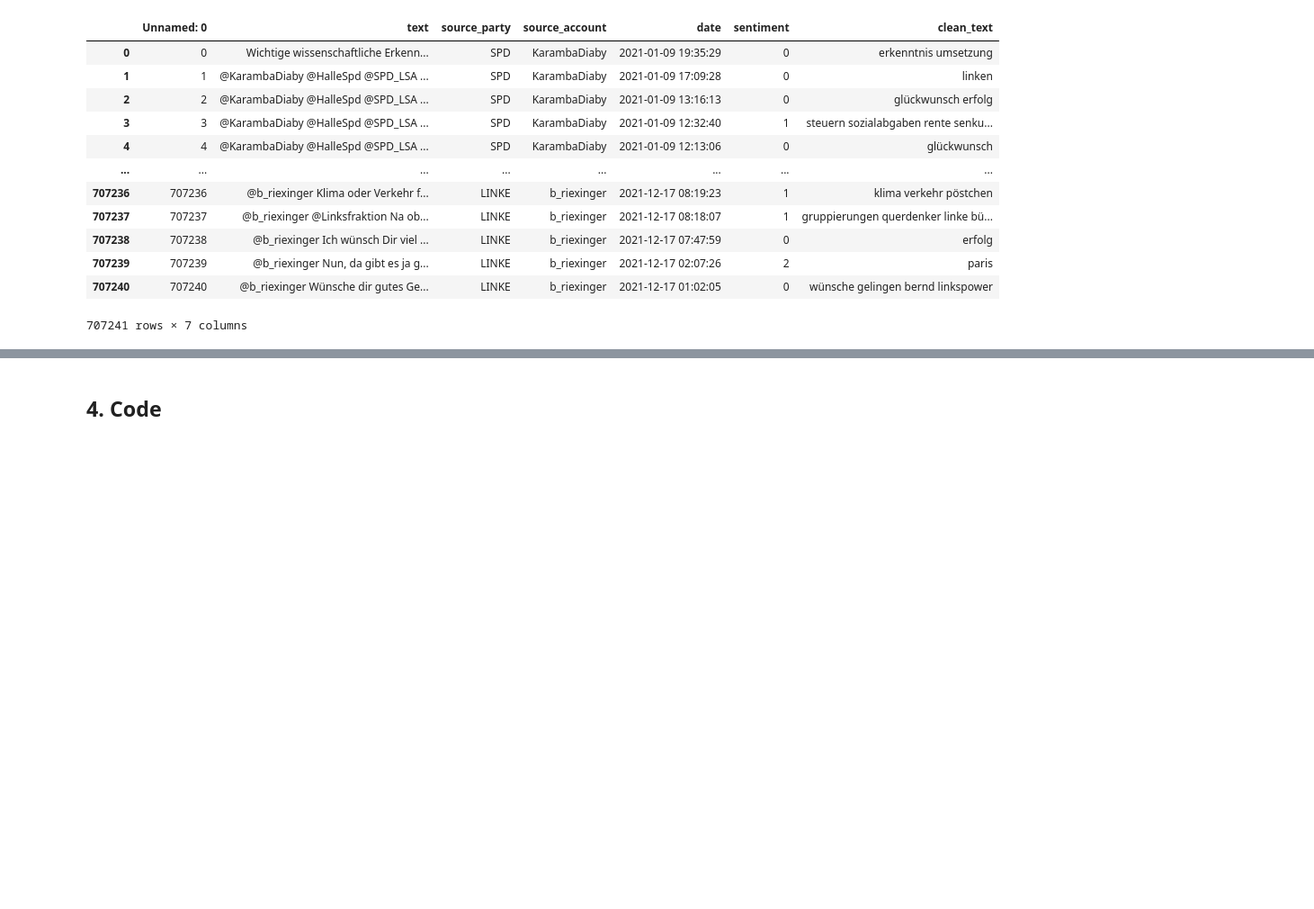
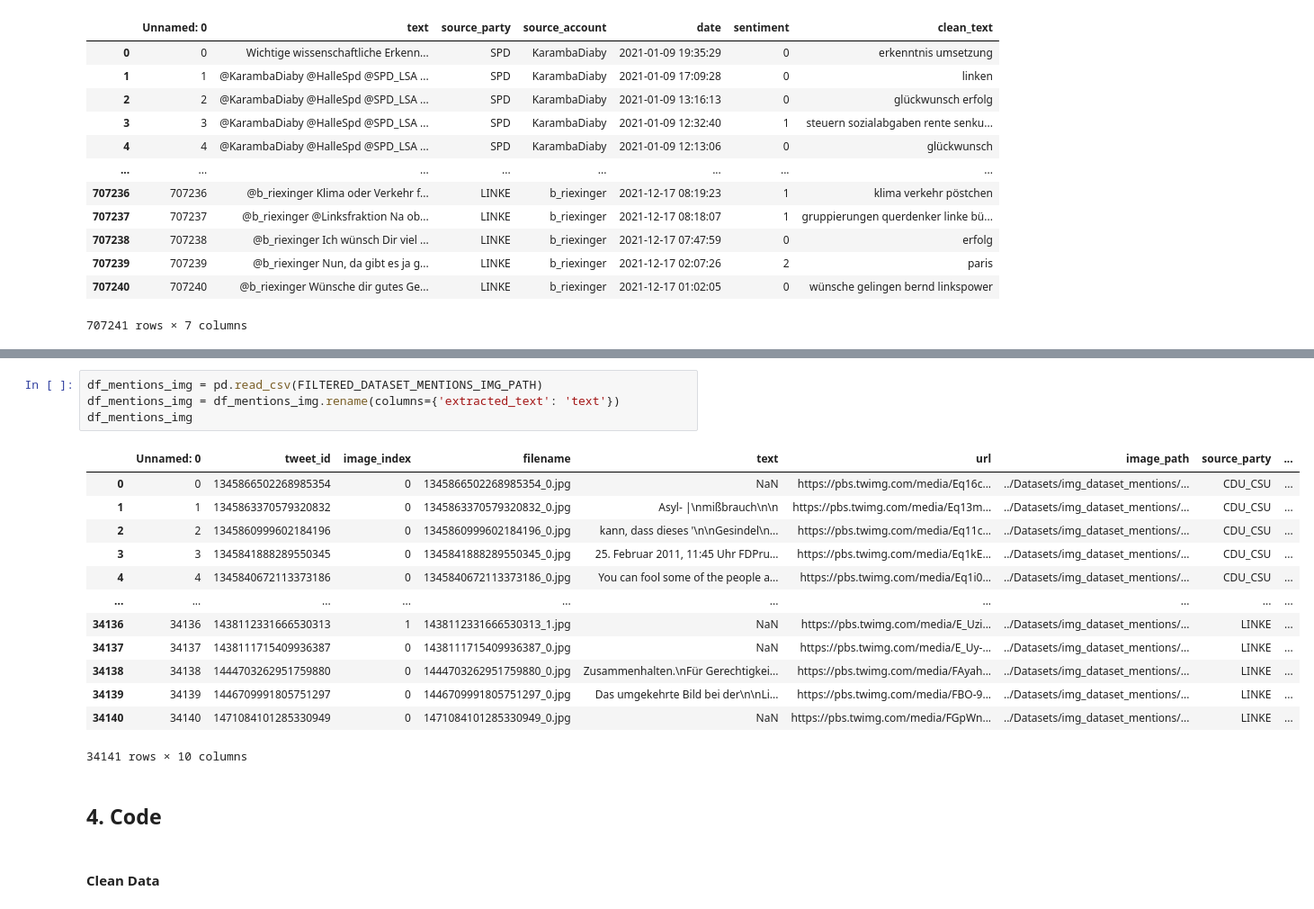
Before and after one commit to NilsHellwig/Topic_Modelling_Twitter_German_Federal_Election_2021, a Jupyter notebook: 03 Train Model/train-bert-topic.ipynb, the cells around one changed output, grey strips where cells are left out. Shown at 90% size. Saved outputs shown, nothing was run; the diff lists cells and outputs as text; blank space fills up the shorter version.

```diff
--- a/03 Train Model/train-bert-topic.ipynb
+++ b/03 Train Model/train-bert-topic.ipynb
@@ -54,3 +97,23 @@ df_politicians
+# %%
+df_mentions_img = pd.read_csv(FILTERED_DATASET_MENTIONS_IMG_PATH)
+df_mentions_img = df_mentions_img.rename(columns={'extracted_text': 'text'})
+df_mentions_img
+# %% [output]
+|  | Unnamed: 0 | tweet_id | image_index | filename | text | url | image_path | source_party | ... |
+| 0 | 0 | 1345866502268985354 | 0 | 1345866502268985354_0.jpg | NaN | https://pbs.twimg.com/media/Eq16c... | ../Datasets/img_dataset_mentions/... | CDU_CSU | ... |
+| 1 | 1 | 1345863370579320832 | 0 | 1345863370579320832_0.jpg | Asyl- |\nmißbrauch\n\n | https://pbs.twimg.com/media/Eq13m... | ../Datasets/img_dataset_mentions/... | CDU_CSU | ... |
+| 2 | 2 | 1345860999602184196 | 0 | 1345860999602184196_0.jpg | kann, dass dieses '\n\nGesindel\n... | https://pbs.twimg.com/media/Eq11c... | ../Datasets/img_dataset_mentions/... | CDU_CSU | ... |
+| 3 | 3 | 1345841888289550345 | 0 | 1345841888289550345_0.jpg | 25. Februar 2011, 11:45 Uhr FDPru... | https://pbs.twimg.com/media/Eq1kE... | ../Datasets/img_dataset_mentions/... | CDU_CSU | ... |
+| 4 | 4 | 1345840672113373186 | 0 | 1345840672113373186_0.jpg | You can fool some of the people a... | https://pbs.twimg.com/media/Eq1i0... | ../Datasets/img_dataset_mentions/... | CDU_CSU | ... |
+| ... | ... | ... | ... | ... | ... | ... | ... | ... | ... |
+| 34136 | 34136 | 1438112331666530313 | 1 | 1438112331666530313_1.jpg | NaN | https://pbs.twimg.com/media/E_Uzi... | ../Datasets/img_dataset_mentions/... | LINKE | ... |
+| 34137 | 34137 | 1438111715409936387 | 0 | 1438111715409936387_0.jpg | NaN | https://pbs.twimg.com/media/E_Uy-... | ../Datasets/img_dataset_mentions/... | LINKE | ... |
+| 34138 | 34138 | 1444703262951759880 | 0 | 1444703262951759880_0.jpg | Zusammenhalten.\nFür Gerechtigkei... | https://pbs.twimg.com/media/FAyah... | ../Datasets/img_dataset_mentions/... | LINKE | ... |
+| 34139 | 34139 | 1446709991805751297 | 0 | 1446709991805751297_0.jpg | Das umgekehrte Bild bei der\n\nLi... | https://pbs.twimg.com/media/FBO-9... | ../Datasets/img_dataset_mentions/... | LINKE | ... |
+| 34140 | 34140 | 1471084101285330949 | 0 | 1471084101285330949_0.jpg | NaN | https://pbs.twimg.com/media/FGpWn... | ../Datasets/img_dataset_mentions/... | LINKE | ... |
+34141 rows × 10 columns
 # %% [markdown]
 ## 4. Code
+# %% [markdown]
+#### Clean Data
 # %%
```
Also changed, not shown: parts of 36 cells of this notebook, 3 other files.
